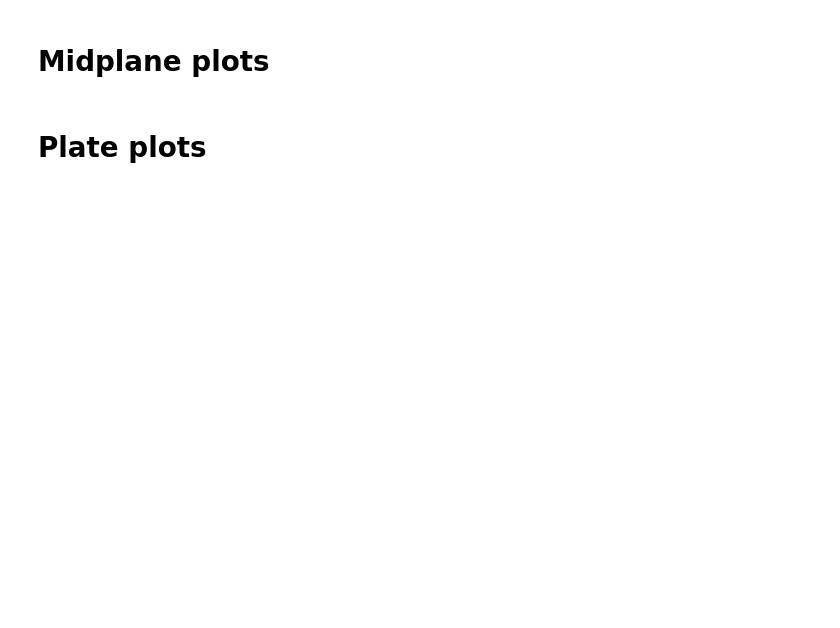
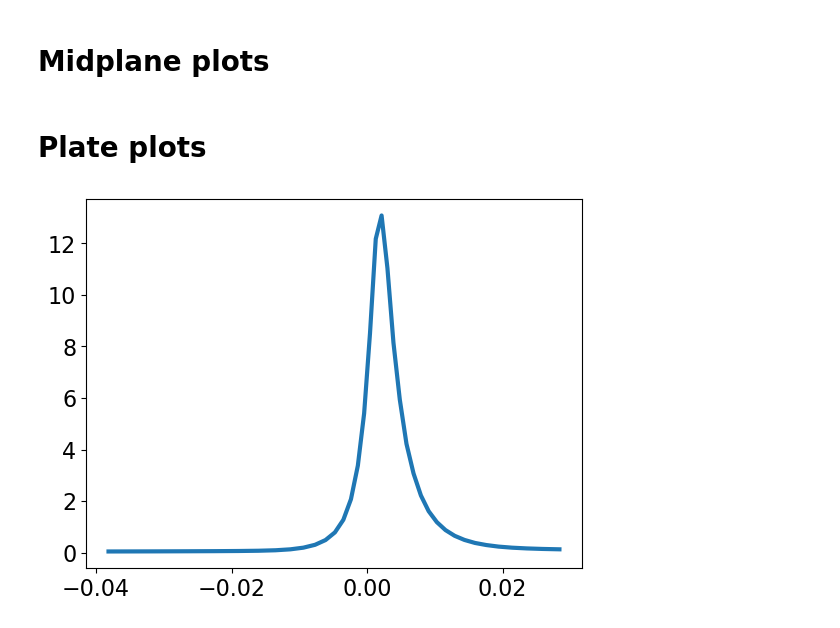
Before and after one commit to KasaiYuki/UETOOLS-Reactor, a Jupyter notebook: jupyter/MANTA_final_baseline/PresentationPlots.ipynb, the cells around one changed output. Drawn from its saved outputs; the diff is of its cells as text; code cells hidden in the pictures; blank space fills up the shorter version.

```diff
--- a/jupyter/MANTA_final_baseline/PresentationPlots.ipynb
+++ b/jupyter/MANTA_final_baseline/PresentationPlots.ipynb
@@ -37,3 +42,11 @@ Text(0.5, 0.01, 'Distance along outer plate (m)')
 # Midplane plots
 # %% [markdown]
 # Plate plots
+# %%
+leftIndex = 1
+rightIndex = -1
+flux_tot = 1.e-6*(bbb.sdtrb[left_index:right_index]+bbb.sdrrb[left_index:right_index]).flatten()
+plt.plot(com.yyrb[left_index:right_index], flux_tot)
+np.savetxt('outer_flux.csv', np.vstack((com.yyrb[left_index:right_index].flatten(),flux_tot)).T, delimiter=', ')
+# %% [output]
+[figure, added]
```
Also changed, not shown: parts of 10 cells of this notebook, 8 other files.
